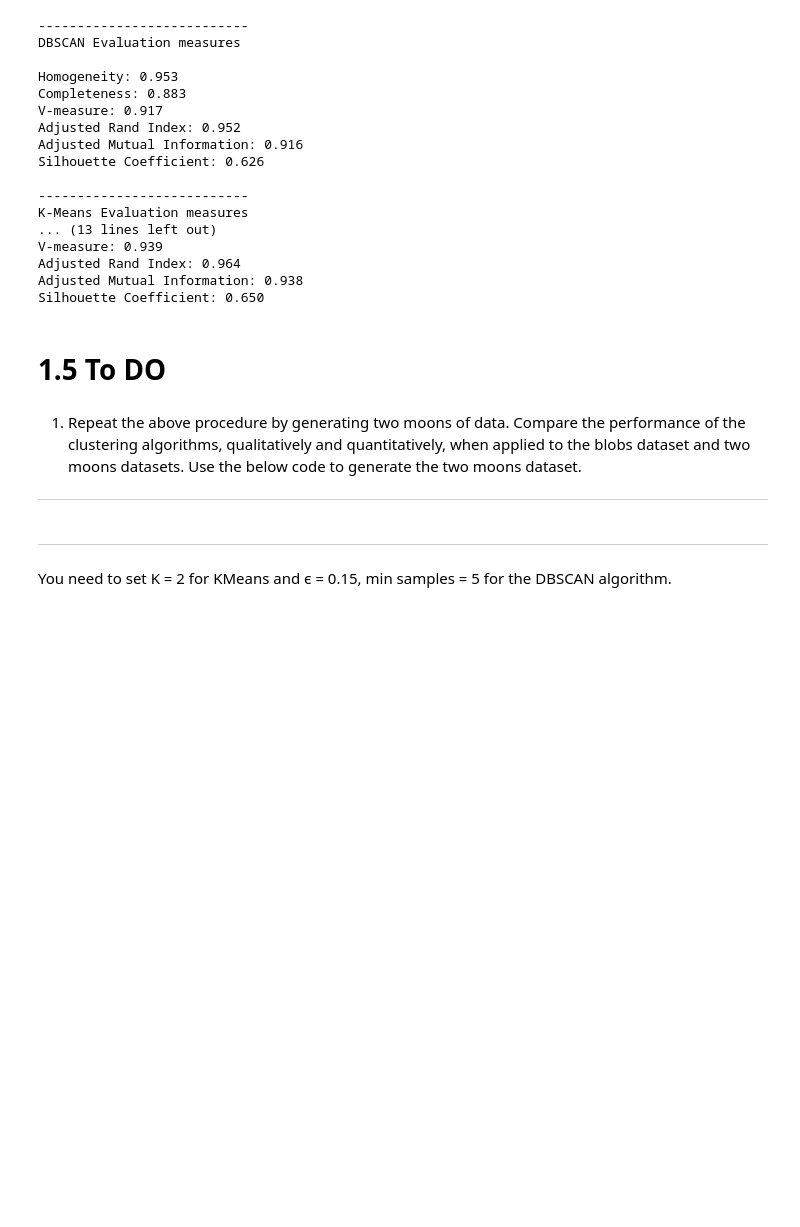
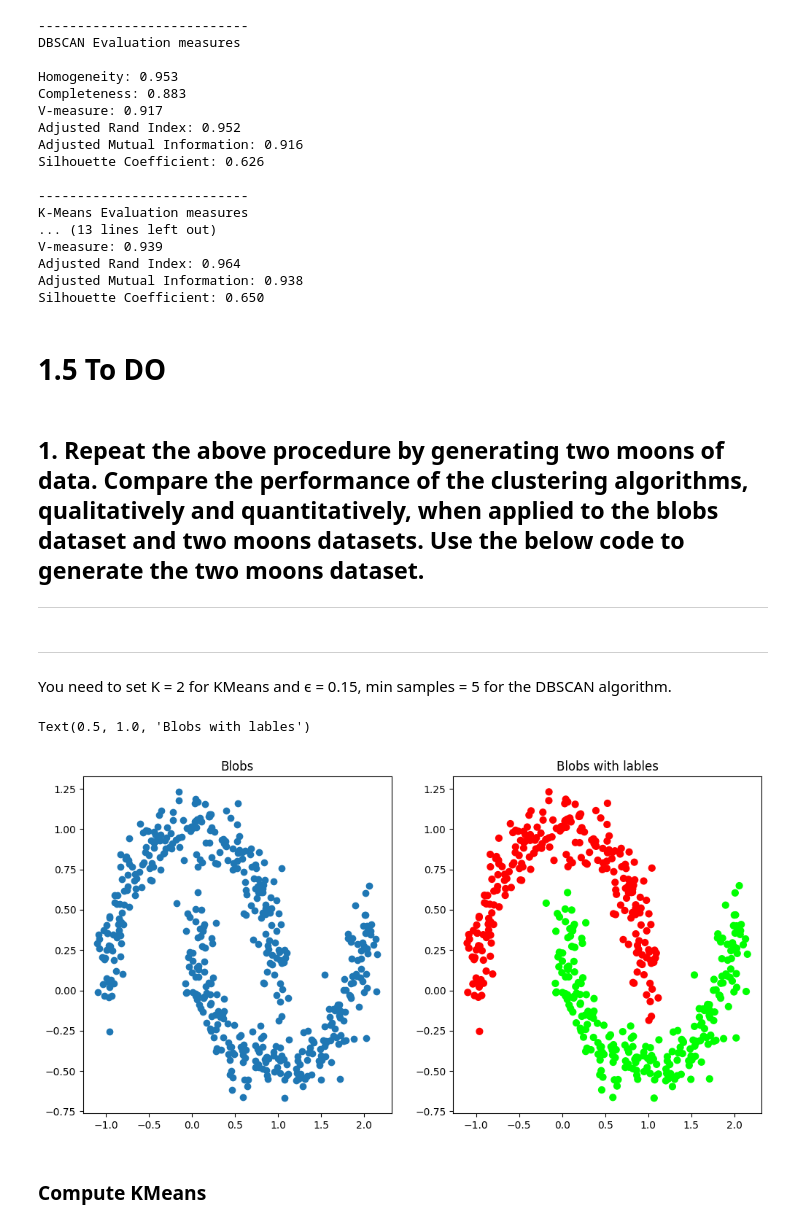
Before and after one commit to amohd63/ENCS5141-INTELLIGENT-SYSTEMS-LAB, a Jupyter notebook: Manual_ENCS5141_Exp5_Unsupervised_Learning.ipynb, the cells around one changed output. Saved outputs shown, nothing was run; the diff lists cells and outputs as text; code cells hidden in the pictures; blank space fills up the shorter version.

```diff
--- a/Manual_ENCS5141_Exp5_Unsupervised_Learning.ipynb
+++ b/Manual_ENCS5141_Exp5_Unsupervised_Learning.ipynb
@@ -233,7 +233,7 @@ Silhouette Coefficient: 0.650
 # %% [markdown]
 # **1.5 To DO**
 # %% [markdown]
-1. Repeat the above procedure by generating two moons of data. Compare the performance of the clustering algorithms, qualitatively and quantitatively, when applied to the blobs dataset and two moons datasets. Use the below code to generate the two moons dataset.
+## 1. Repeat the above procedure by generating two moons of data. Compare the performance of the clustering algorithms, qualitatively and quantitatively, when applied to the blobs dataset and two moons datasets. Use the below code to generate the two moons dataset.
 
 ---
 # %%
@@ -243,3 +243,25 @@ X, labels_true = make_moons(n_samples=500, noise=0.1)
 # %% [markdown]
 ---
 You need to set K = 2 for KMeans and ϵ = 0.15, min samples = 5 for the DBSCAN algorithm.
+# %%
+import matplotlib.pyplot as plt
+import numpy as np
+
+plt.figure(figsize=(12,6))
+colormap=np.array(['red','lime','black'])
+# Plot the blobs without lables
+plt.subplot(1,2,1)
+plt.scatter(X[:, 0], X[:, 1])
+plt.title('Blobs')
+#plt.show()
+
+# Plot the blobs with lables (Ground Truth (GT)). We will use it for clustering results evaluation
+plt.subplot(1,2,2)
+plt.scatter(X[:, 0], X[:, 1], c=colormap[labels_true],s=40)
+plt.title('Blobs with lables')
+#plt.show()
+# %% [output]
+Text(0.5, 1.0, 'Blobs with lables')
+[figure, added]
+# %% [markdown]
+### **Compute KMeans**
```
Also changed, not shown: parts of 28 cells of this notebook.
